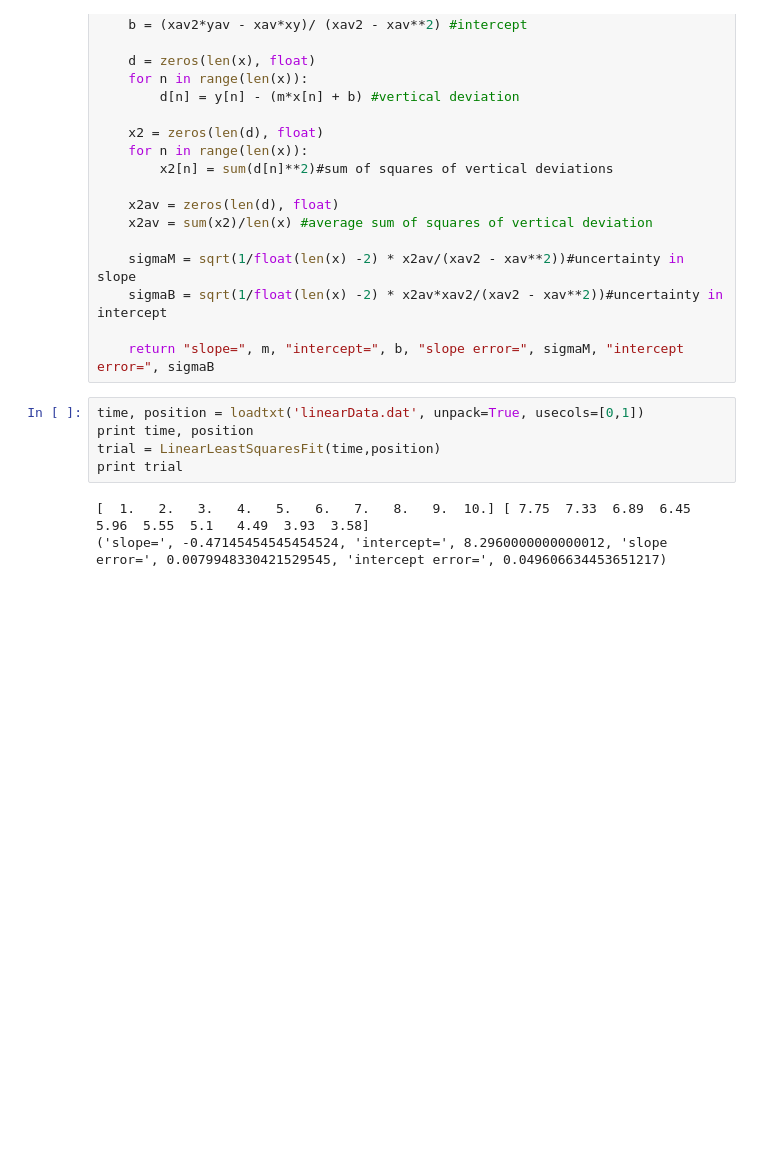
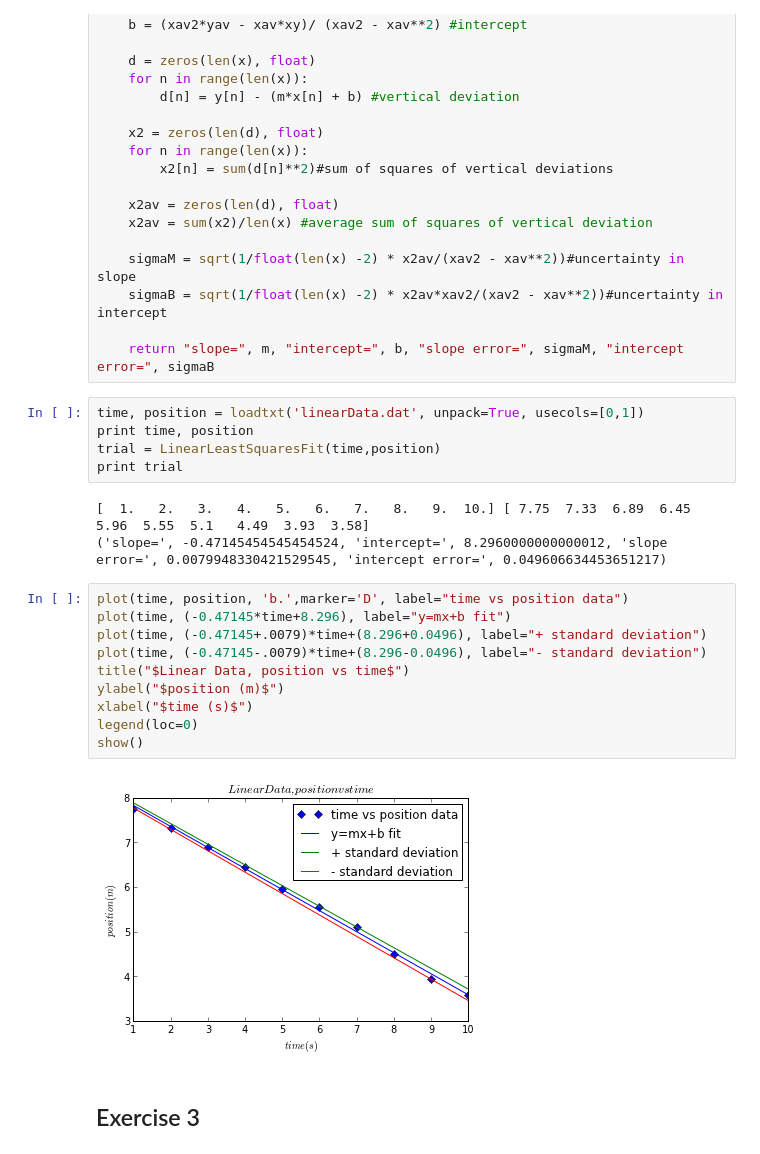
Before and after one commit to kreyno10/PHYS202-S13, a Jupyter notebook: Week9/Data IO and Linear Regression.ipynb, the cells around one changed output. Cells and saved outputs as stored; diff of their text form; blank space fills up the shorter version.

```diff
--- a/Week9/Data IO and Linear Regression.ipynb
+++ b/Week9/Data IO and Linear Regression.ipynb
@@ -151,3 +151,18 @@ print trial
 # %% [output]
 [  1.   2.   3.   4.   5.   6.   7.   8.   9.  10.] [ 7.75  7.33  6.89  6.45  5.96  5.55  5.1   4.49  3.93  3.58]
 ('slope=', -0.47145454545454524, 'intercept=', 8.2960000000000012, 'slope error=', 0.0079948330421529545, 'intercept error=', 0.049606634453651217)
+# %%
+plot(time, position, 'b.',marker='D', label="time vs position data")
+plot(time, (-0.47145*time+8.296), label="y=mx+b fit")
+plot(time, (-0.47145+.0079)*time+(8.296+0.0496), label="+ standard deviation")
+plot(time, (-0.47145-.0079)*time+(8.296-0.0496), label="- standard deviation")
+title("$Linear Data, position vs time$")
+ylabel("$position (m)$")
+xlabel("$time (s)$")
+legend(loc=0)
+show()
+# %% [output]
+[figure, added]
+# %% [markdown]
+Exercise 3
+-
```
Also changed, not shown: parts of 1 cell of this notebook.
